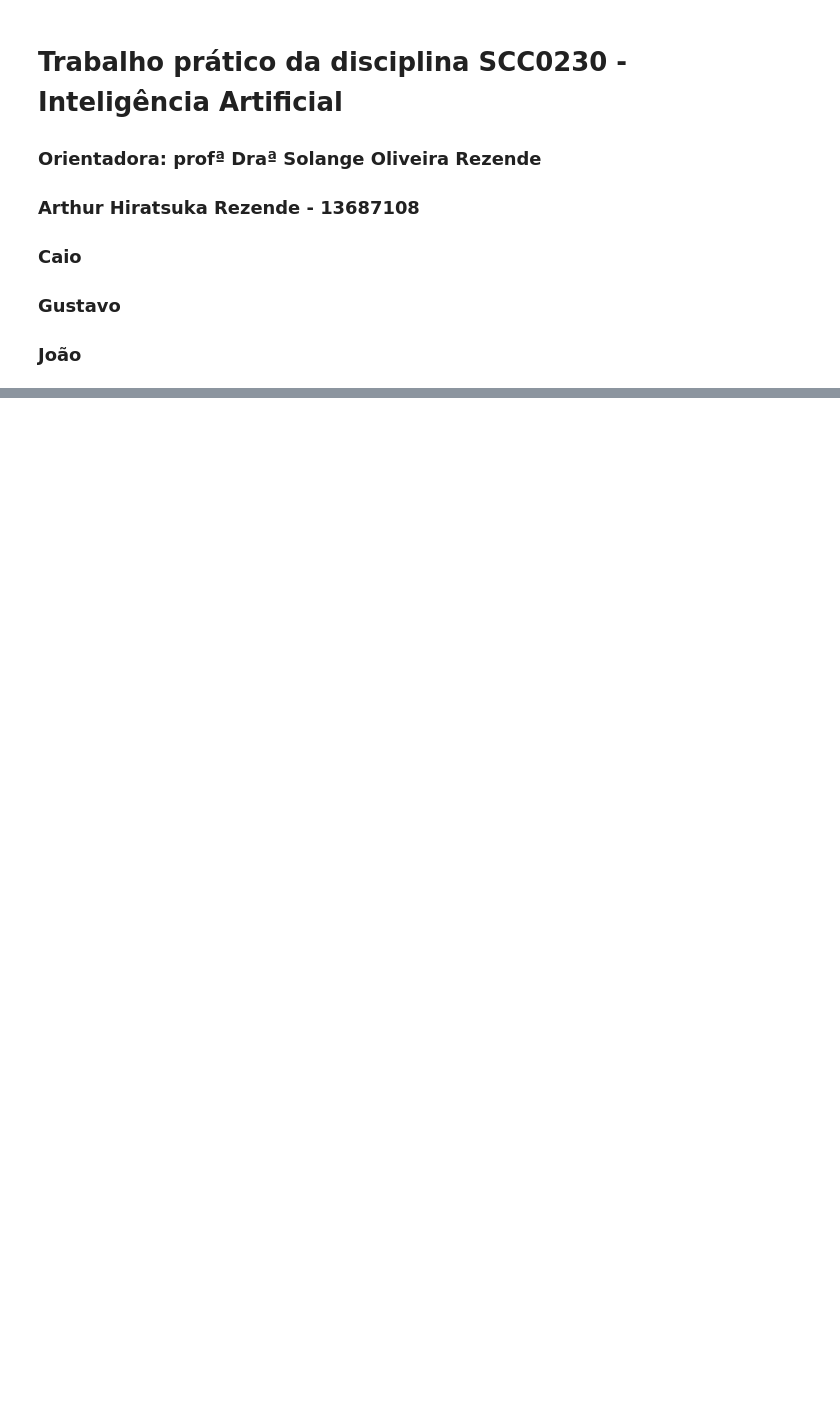
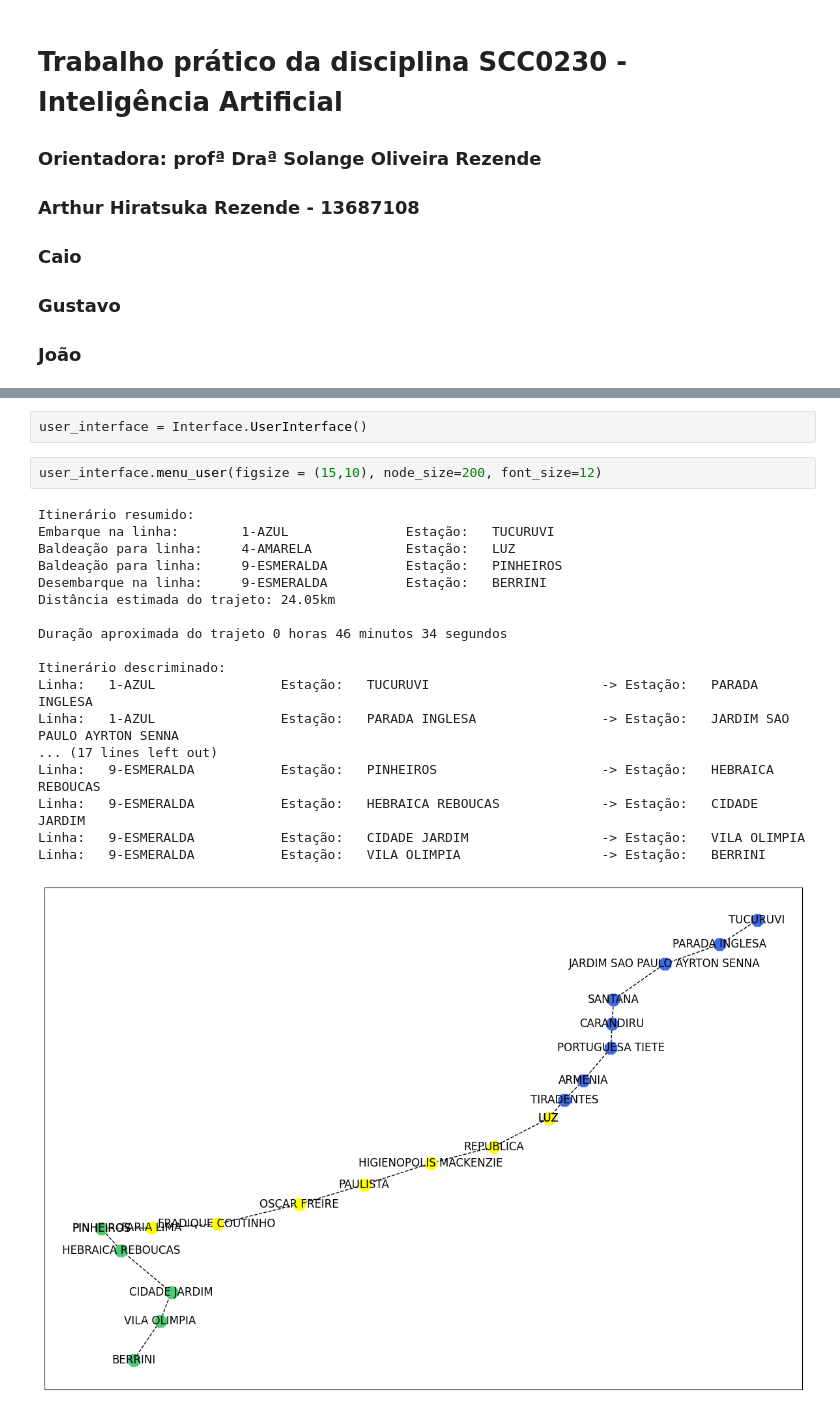
Before and after one commit to arthurhirez/Search_Alg_AI, a Jupyter notebook: Projeto_1_IA.ipynb, the cells around one changed output, grey strips where cells are left out. Drawn from its saved outputs; the diff is of its cells as text; blank space fills up the shorter version.

Commit message:
compartimentalização das funções e melhora nos plots

```diff
--- a/Projeto_1_IA.ipynb
+++ b/Projeto_1_IA.ipynb
@@ -358 +17,24 @@ G_calc = nx.from_pandas_edgelist(df, source = 'label_source', target = 'label_ta
+# %%
+user_interface = Interface.UserInterface()
+# %%
+user_interface.menu_user(figsize = (15,10), node_size=200, font_size=12)
+# %% [output]
+Itinerário resumido:
+Embarque na linha:        1-AZUL               Estação:   TUCURUVI
+Baldeação para linha:     4-AMARELA            Estação:   LUZ
+Baldeação para linha:     9-ESMERALDA          Estação:   PINHEIROS
+Desembarque na linha:     9-ESMERALDA          Estação:   BERRINI
+Distância estimada do trajeto: 24.05km
+
+Duração aproximada do trajeto 0 horas 46 minutos 34 segundos
+
+Itinerário descriminado:
+Linha:   1-AZUL                Estação:   TUCURUVI                      -> Estação:   PARADA INGLESA
+Linha:   1-AZUL                Estação:   PARADA INGLESA                -> Estação:   JARDIM SAO PAULO AYRTON SENNA
+... (17 lines left out)
+Linha:   9-ESMERALDA           Estação:   PINHEIROS                     -> Estação:   HEBRAICA REBOUCAS
+Linha:   9-ESMERALDA           Estação:   HEBRAICA REBOUCAS             -> Estação:   CIDADE JARDIM
+Linha:   9-ESMERALDA           Estação:   CIDADE JARDIM                 -> Estação:   VILA OLIMPIA
+Linha:   9-ESMERALDA           Estação:   VILA OLIMPIA                  -> Estação:   BERRINI
+[figure, added]
 # %%
```
Also changed, not shown: parts of 16 cells of this notebook, 2 other files.
